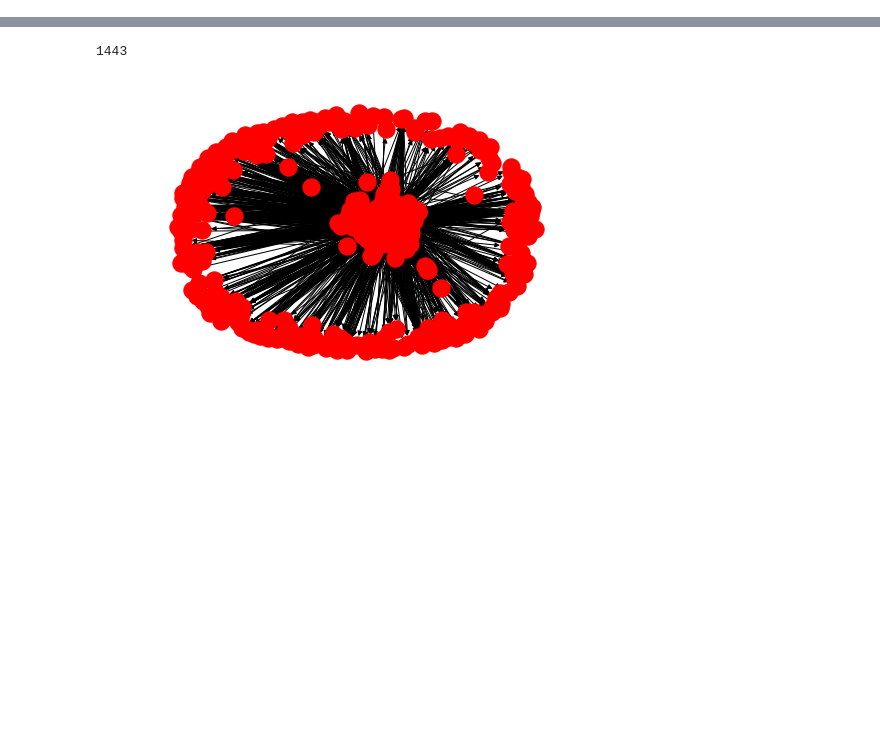
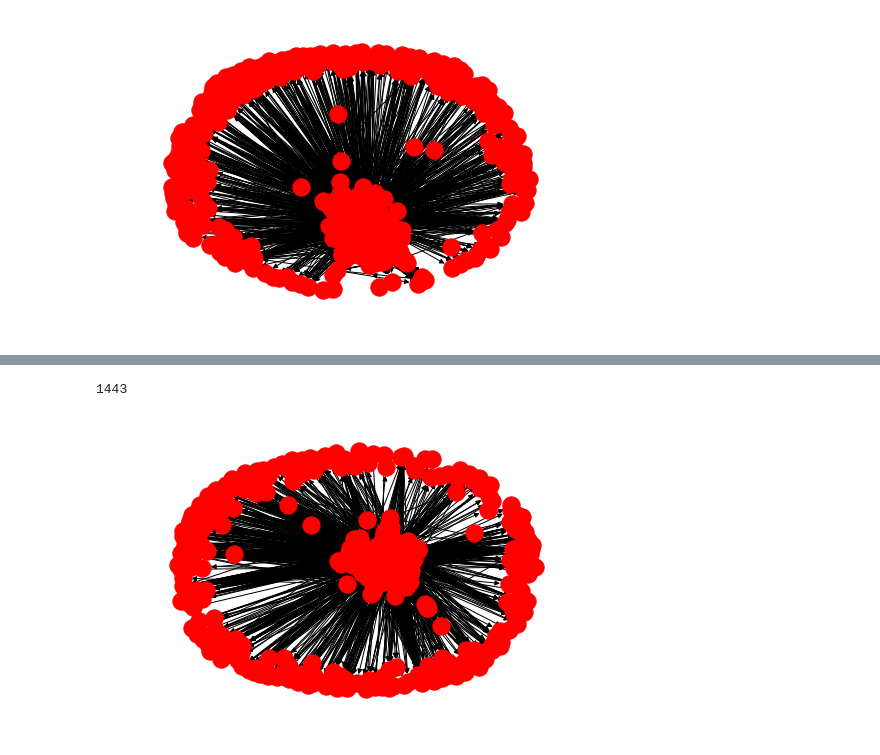
Before and after one commit to clarkdatalabs/bibliometric_networks, a Jupyter notebook: sefaria_network.ipynb, the cells around one changed output, grey strips where cells are left out. Cells and saved outputs as stored; diff of their text form; code cells hidden in the pictures; blank space fills up the shorter version.

```diff
--- a/sefaria_network.ipynb
+++ b/sefaria_network.ipynb
@@ -31,13 +31,15 @@ with open('links_by_book_without_commentary.csv', "r") as csvfile:
 # ['Sefer Mitzvot Gadol', 'Shulchan Arukh, Choshen Mishpat', '2271']
 # %%
 layout = nx.spring_layout(DG)
-# nx.draw_spring(DG)
+nx.draw_spring(DG)
 edgeDataLabels = {}
 
 for a, b in DG.edges():
     # print(DG.get_edge_data(a, b, {"weight":0})["weight"])
     edgeDataLabels[(a, b)] = str(DG.get_edge_data(a, b,["weight"]))
     # retrieve the edge data dictionary
+# %% [output]
+[figure, added]
 # %%
 # nx.draw_networkx(DG,pos=layout, width = .1, alpha = .8) # draw the edge labels
 nx.draw_spring(DG, width = .1, alpha = .8) # draw the edge labels
```
Also changed, not shown: parts of 1 cell of this notebook, 1 other file.
